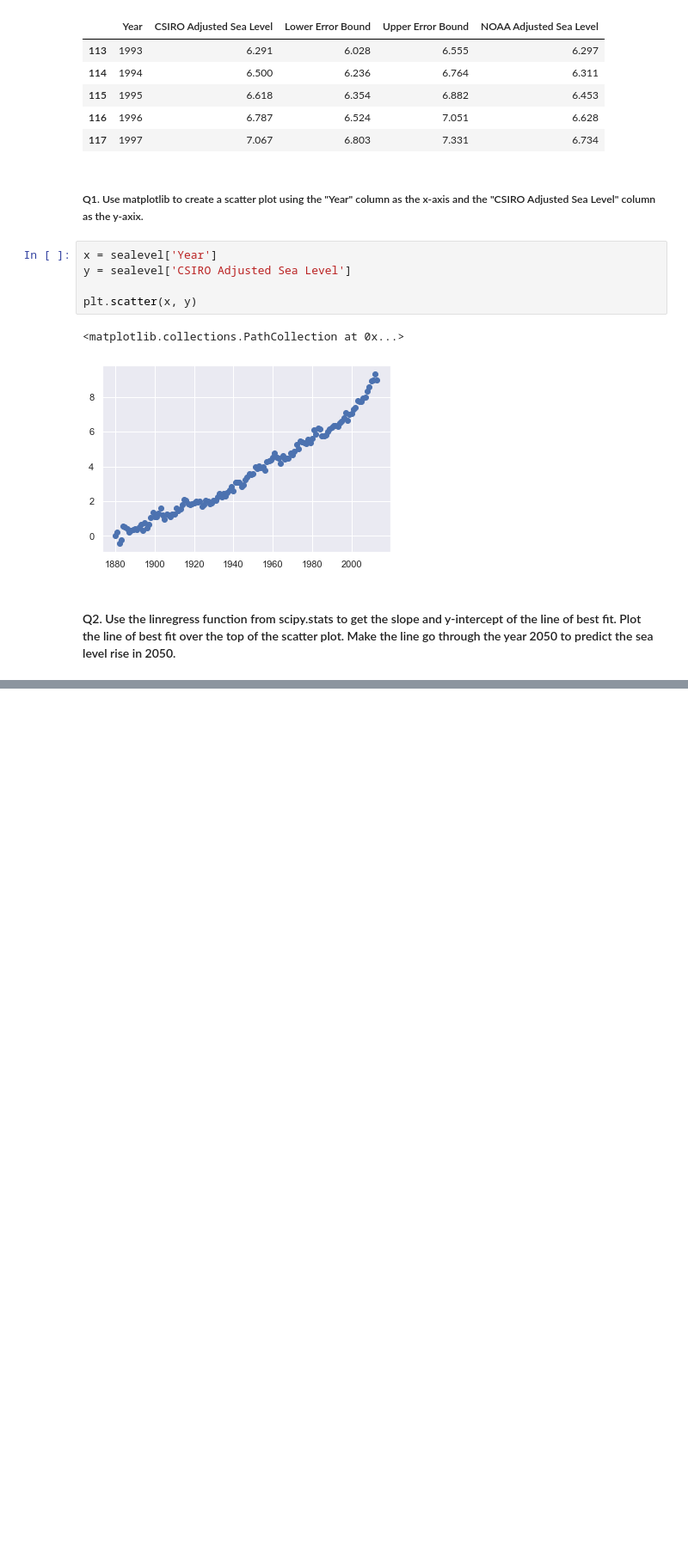
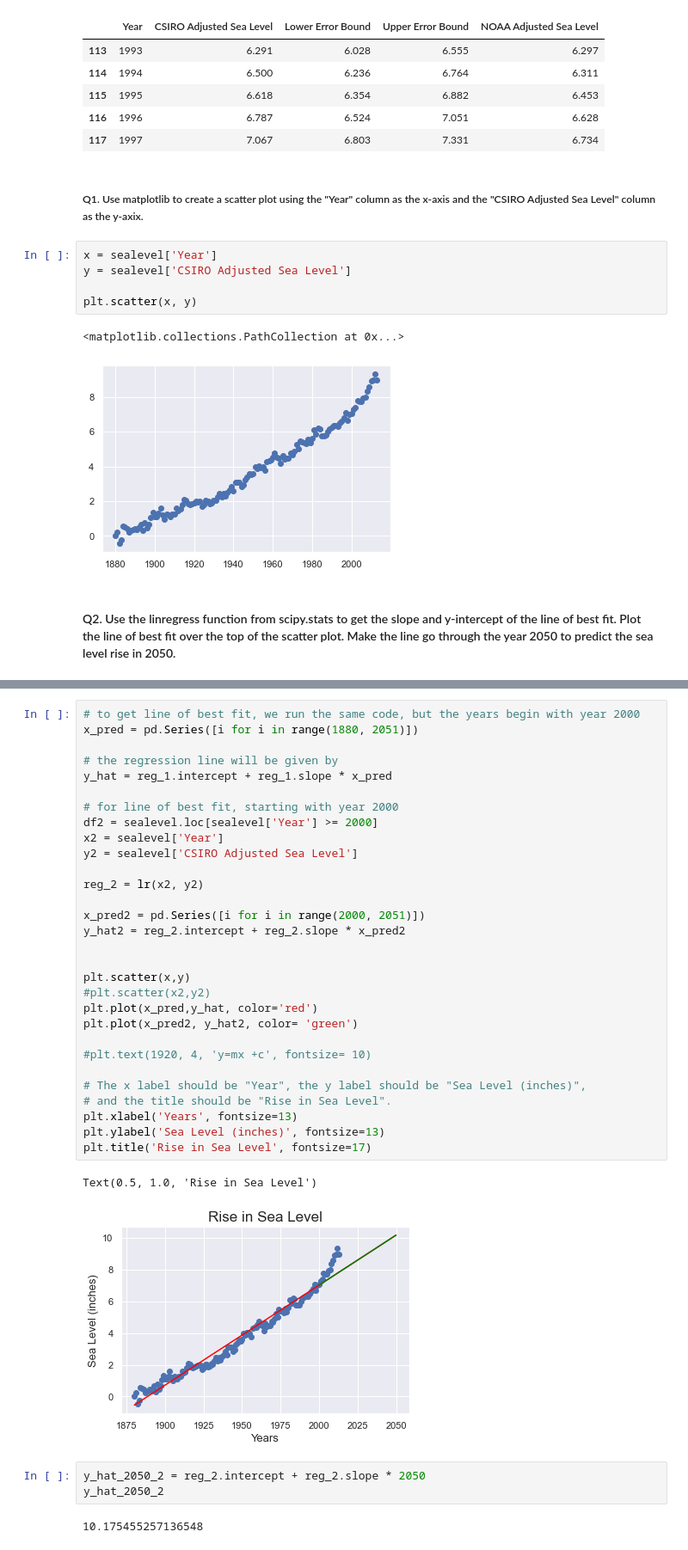
Before and after one commit to originalugo/Free_Code_Camp-Projects, a Jupyter notebook: Project_6 - Sea level predictor.ipynb, the cells around one changed output, grey strips where cells are left out. Shown: that part at 86% size. Drawn from its saved outputs; the diff is of its cells as text; blank space fills up the shorter version.

```diff
--- a/Project_6 - Sea level predictor.ipynb
+++ b/Project_6 - Sea level predictor.ipynb
@@ -100,3 +96,41 @@ y_hat_2050 = intercept + slope*2050
 y_hat_2050
 # %% [output]
 10.175455257136548
+# %%
+# to get line of best fit, we run the same code, but the years begin with year 2000
+x_pred = pd.Series([i for i in range(1880, 2051)])
+
+# the regression line will be given by
+y_hat = reg_1.intercept + reg_1.slope * x_pred
+
+# for line of best fit, starting with year 2000
+df2 = sealevel.loc[sealevel['Year'] >= 2000]
+x2 = sealevel['Year']
+y2 = sealevel['CSIRO Adjusted Sea Level']
+
+reg_2 = lr(x2, y2)
+
+x_pred2 = pd.Series([i for i in range(2000, 2051)])
+y_hat2 = reg_2.intercept + reg_2.slope * x_pred2
+
+
+plt.scatter(x,y)
+#plt.scatter(x2,y2)
+plt.plot(x_pred,y_hat, color='red')
+plt.plot(x_pred2, y_hat2, color= 'green')
+
+#plt.text(1920, 4, 'y=mx +c', fontsize= 10)
+
+# The x label should be "Year", the y label should be "Sea Level (inches)",
+# and the title should be "Rise in Sea Level".
+plt.xlabel('Years', fontsize=13)
+plt.ylabel('Sea Level (inches)', fontsize=13)
+plt.title('Rise in Sea Level', fontsize=17)
+# %% [output]
+Text(0.5, 1.0, 'Rise in Sea Level')
+[figure, added]
+# %%
+y_hat_2050_2 = reg_2.intercept + reg_2.slope * 2050
+y_hat_2050_2
+# %% [output]
+10.175455257136548
```
Also changed, not shown: parts of 7 cells of this notebook.
